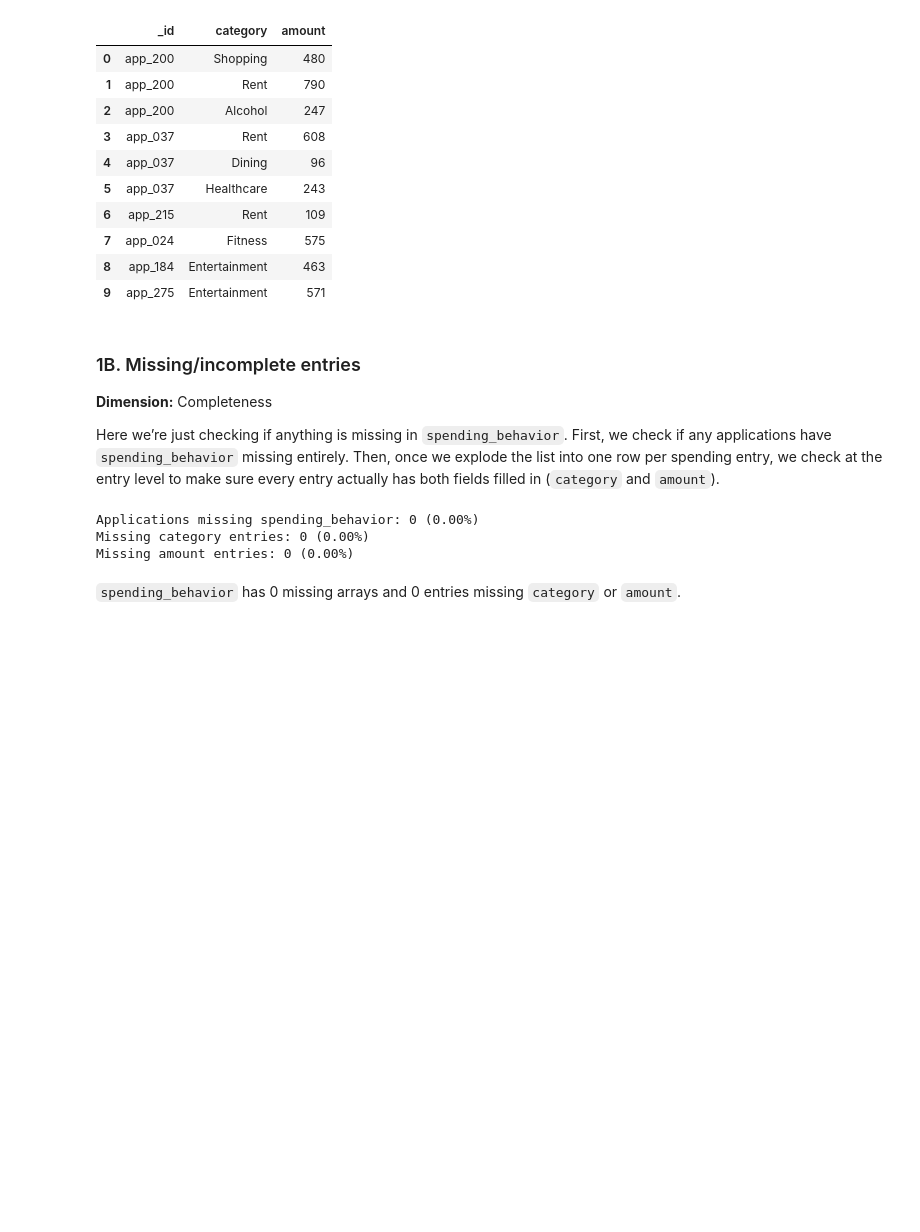
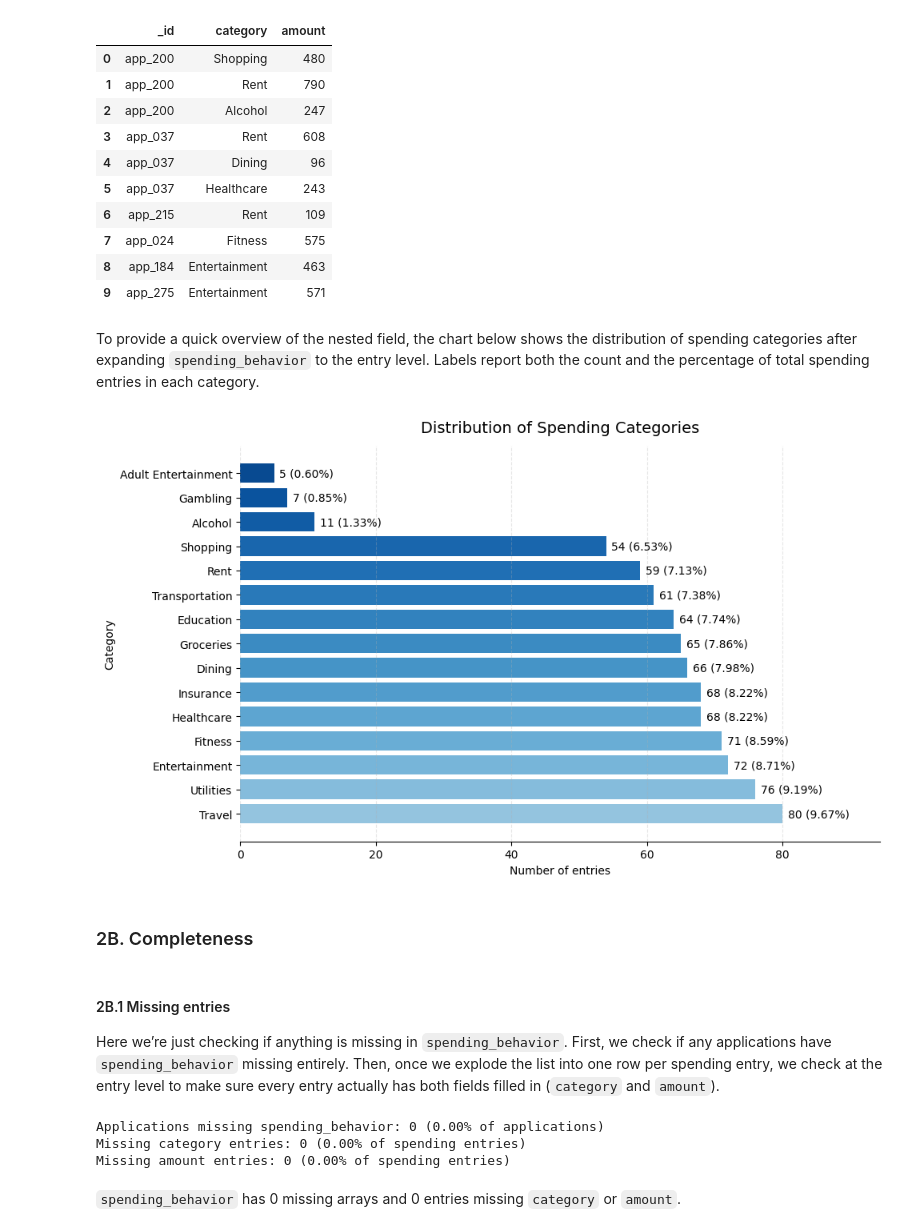
Before and after one commit to catarinapalma01/dego-project-team3, a Jupyter notebook: notebooks/01-data-quality.ipynb, the cells around one changed output. Saved outputs shown, nothing was run; the diff lists cells and outputs as text; code cells hidden in the pictures; blank space fills up the shorter version.

```diff
--- a/notebooks/01-data-quality.ipynb
+++ b/notebooks/01-data-quality.ipynb
@@ -140,10 +161,46 @@ Total spending entries: 827
 | 7 | app_024 | Fitness | 575 |
 | 8 | app_184 | Entertainment | 463 |
 | 9 | app_275 | Entertainment | 571 |
+# %% [markdown]
+To provide a quick overview of the nested field, the chart below shows the distribution of spending categories after expanding `spending_behavior` to the entry level. Labels report both the count and the percentage of total spending entries in each category.
+# %%
+# Category distribution (% of total spending entries)
+cat_pct = (cat_counts / cat_counts.sum() * 100).round(2)
+
+fig, ax = plt.subplots(figsize=(10, 6))
+
+# Gradient colors
+colors = plt.cm.Blues(np.linspace(0.4, 0.9, len(cat_counts)))
+
+bars = ax.barh(cat_counts.index.astype(str), cat_counts.values, color=colors)
+
+# Labels at the end of each bar: count (%)
+for bar, count, pct in zip(bars, cat_counts.values, cat_pct.values):
+    ax.text(
+        bar.get_width() + max(cat_counts.values) * 0.01,
+        bar.get_y() + bar.get_height() / 2,
+        f"{count} ({pct:.2f}%)",
+        va="center",
+        fontsize=10
+    )
+
+ax.set_title("Distribution of Spending Categories", fontsize=14, pad=12)
+ax.set_xlabel("Number of entries")
+ax.set_ylabel("Category")
+ax.set_xlim(0, max(cat_counts.values) * 1.18)
+ax.grid(axis="x", linestyle="--", alpha=0.3)
+ax.spines["top"].set_visible(False)
+ax.spines["right"].set_visible(False)
+ax.spines["left"].set_visible(False)
+
+plt.tight_layout()
+plt.show()
+# %% [output]
+[figure, added]
+# %% [markdown]
+### 2B. Completeness
 # %% [markdown]
-### 1B. Missing/incomplete entries
-
-**Dimension:** Completeness
+#### 2B.1 Missing entries
 
 Here we’re just checking if anything is missing in `spending_behavior`. First, we check if any applications have `spending_behavior` missing entirely. Then, once we explode the list into one row per spending entry, we check at the entry level to make sure every entry actually has both fields filled in (`category` and `amount`).
 # %%
@@ -152,7 +209,7 @@ n_apps = len(df_raw)
 
 # Count applications where spending_behavior is missing
 missing_sb_apps = df_raw["spending_behavior"].isna().sum()
-print("Applications missing spending_behavior:", missing_sb_apps, f"({missing_sb_apps/n_apps*100:.2f}%)")
+print("Applications missing spending_behavior:", missing_sb_apps, f"({missing_sb_apps/n_apps*100:.2f}% of applications)")
 
 # Total number of spending entries (rows) after exploding the array
 n_entries = len(spend)
@@ -163,12 +220,12 @@ missing_cat = spend["category"].isna().sum()
 # Count entries where amount is missing
 missing_amt = spend["amount"].isna().sum()
 
-print("Missing category entries:", missing_cat, f"({missing_cat/max(n_entries,1)*100:.2f}%)")
-print("Missing amount entries:", missing_amt, f"({missing_amt/max(n_entries,1)*100:.2f}%)")
+print("Missing category entries:", missing_cat, f"({missing_cat/max(n_entries,1)*100:.2f}% of spending entries)")
+print("Missing amount entries:", missing_amt, f"({missing_amt/max(n_entries,1)*100:.2f}% of spending entries)")
 # %% [output]
-Applications missing spending_behavior: 0 (0.00%)
-Missing category entries: 0 (0.00%)
-Missing amount entries: 0 (0.00%)
+Applications missing spending_behavior: 0 (0.00% of applications)
+Missing category entries: 0 (0.00% of spending entries)
+Missing amount entries: 0 (0.00% of spending entries)
 # %% [markdown]
 `spending_behavior` has 0 missing arrays and 0 entries missing `category` or `amount`.
 # %% [markdown]
```
Also changed, not shown: parts of 93 cells of this notebook, 1 other file.
